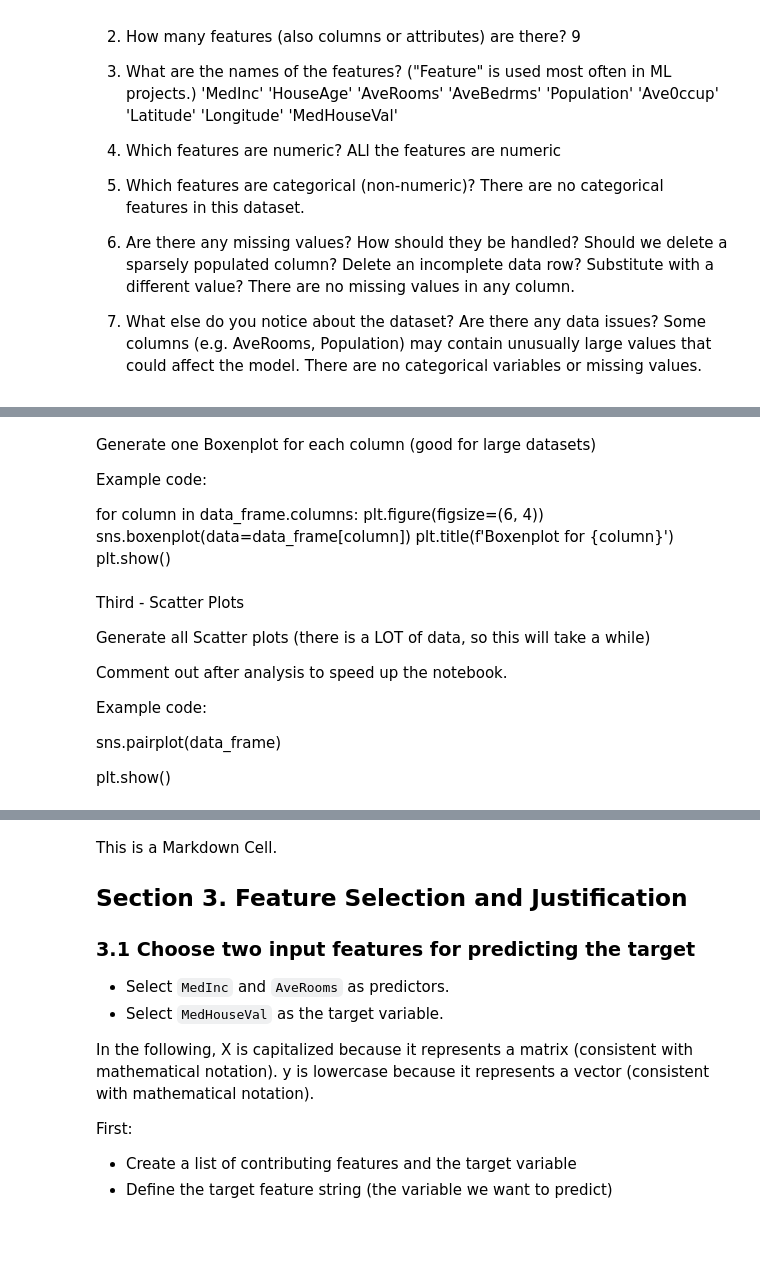
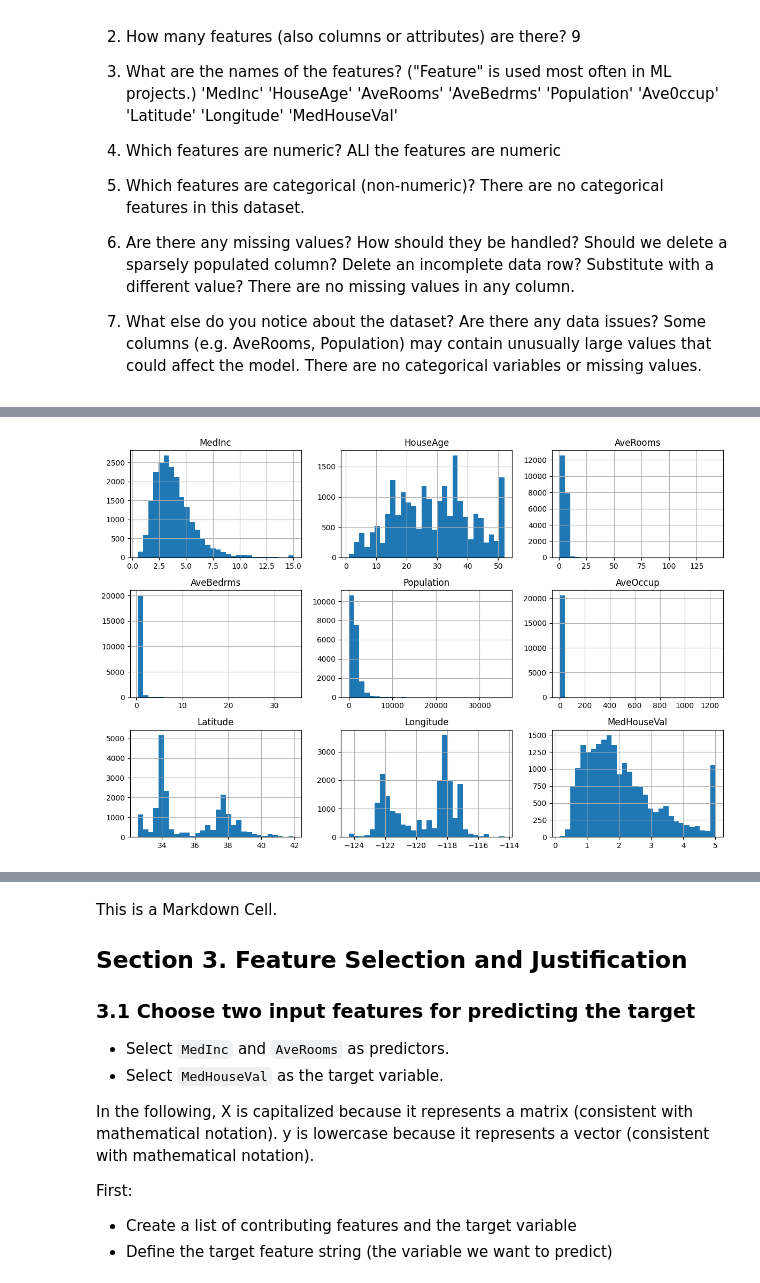
Before and after one commit to drodmay1/applied-ml-davidrm, a Jupyter notebook: lab01/ml01.ipynb, the cells around one changed output, grey strips where cells are left out. Cells and saved outputs as stored; diff of their text form; code cells hidden in the pictures; blank space fills up the shorter version.

Commit message:
Added visualizations: histograms, boxenplots, and pairplots

```diff
--- a/lab01/ml01.ipynb
+++ b/lab01/ml01.ipynb
@@ -207,10 +190,0 @@ plt.show()
-# %% [markdown]
-Generate one Boxenplot for each column (good for large datasets)
-
-Example code:
-
-for column in data_frame.columns:
-    plt.figure(figsize=(6, 4))
-    sns.boxenplot(data=data_frame[column])
-    plt.title(f'Boxenplot for {column}')
-    plt.show()
@@ -220,12 +190,0 @@ for column in data_frame.columns:
-# %% [markdown]
-Third - Scatter Plots
-
-Generate all Scatter plots (there is a LOT of data, so this will take a while)
-
-Comment out after analysis to speed up the notebook.
-
-Example code:
-
-sns.pairplot(data_frame)
-
-plt.show()
@@ -234,0 +191,7 @@ plt.show()
+# %%
+# Histograms of all numeric features
+df.hist(bins=30, figsize=(12, 8))
+plt.tight_layout()
+plt.show()
+# %% [output]
+[figure, added]
```
Also changed, not shown: parts of 8 cells of this notebook.
